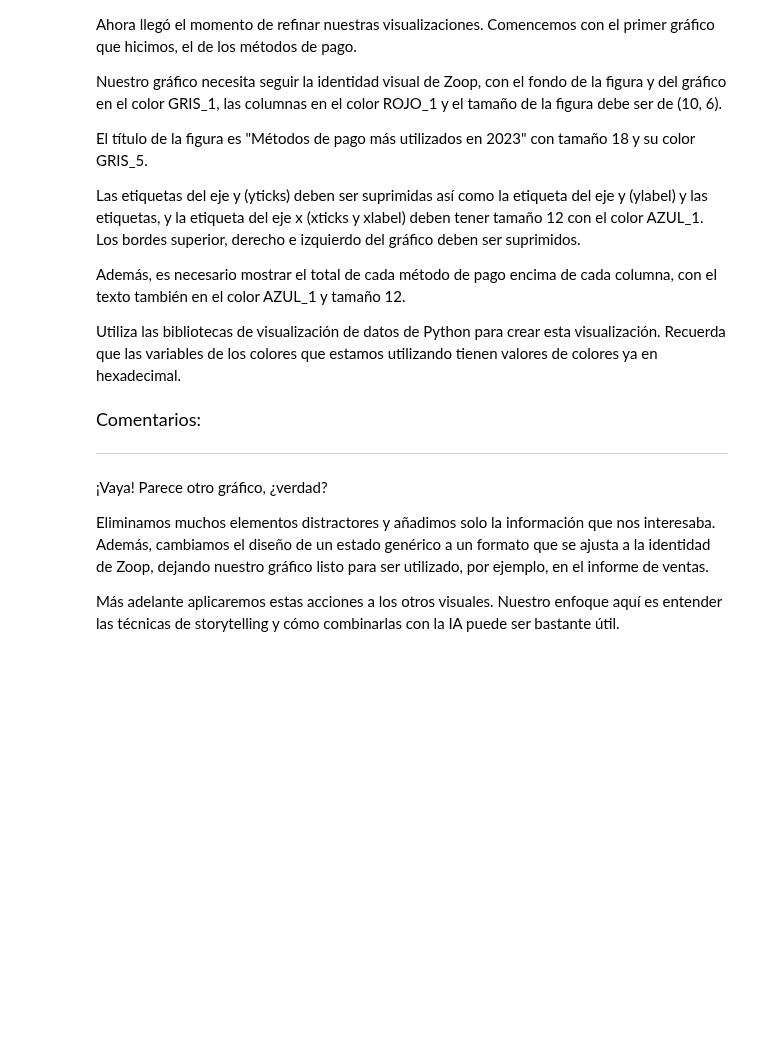
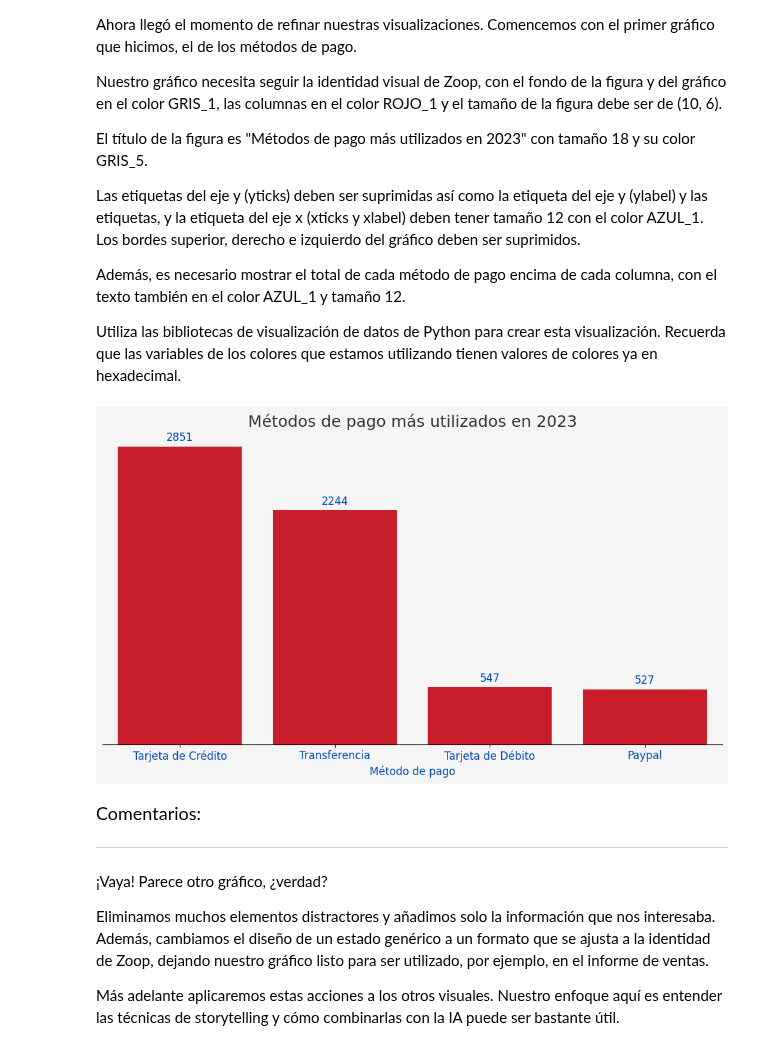
Before and after one commit to Monica-Restrepo/clases-programacion, a Jupyter notebook: ia_aplicada_a_ciencia_de_datos.ipynb, the cells around one changed output. Drawn from its saved outputs; the diff is of its cells as text; code cells hidden in the pictures; blank space fills up the shorter version.

```diff
--- a/ia_aplicada_a_ciencia_de_datos.ipynb
+++ b/ia_aplicada_a_ciencia_de_datos.ipynb
@@ -1065,6 +1079,43 @@ Las etiquetas del eje y (yticks) deben ser suprimidas así como la etiqueta del
 Además, es necesario mostrar el total de cada método de pago encima de cada columna, con el texto también en el color AZUL_1 y tamaño 12.
 
 Utiliza las bibliotecas de visualización de datos de Python para crear esta visualización. Recuerda que las variables de los colores que estamos utilizando tienen valores de colores ya en hexadecimal.
+# %%
+import matplotlib.pyplot as plt
+import seaborn as sns
+
+# Definir colores corporativos
+GRIS_1 = "#F5F5F5"
+GRIS_5 = "#333333"
+ROJO_1 = "#E60014"
+AZUL_1 = "#0047BB"
+
+# Crear tabla resumen
+metodos_de_pago = df['metodo_pago'].value_counts().sort_values(ascending=False)
+
+# Crear gráfico personalizado
+plt.figure(figsize=(10, 6), facecolor=GRIS_1)
+ax = sns.barplot(x=metodos_de_pago.index, y=metodos_de_pago.values, color=ROJO_1)
+
+# Personalización del gráfico
+ax.set_facecolor(GRIS_1)
+ax.set_title("Métodos de pago más utilizados en 2023", fontsize=18, color=GRIS_5)
+ax.set_xlabel("Método de pago", fontsize=12, color=AZUL_1)
+ax.set_ylabel("")
+ax.set_yticks([])  # eliminar marcas del eje y
+ax.set_xticklabels(ax.get_xticklabels(), fontsize=12, color=AZUL_1)
+
+# Eliminar bordes superior, derecho e izquierdo
+sns.despine(top=True, right=True, left=True)
+
+# Agregar valores sobre cada barra
+for index, value in enumerate(metodos_de_pago.values):
+    ax.text(index, value + max(metodos_de_pago.values)*0.01, str(value),
+            ha='center', va='bottom', fontsize=12, color=AZUL_1)
+
+plt.tight_layout()
+plt.show()
+# %% [output]
+[figure, added]
 # %% [markdown]
 <font color="7b71ff" size=4> Comentarios: </font>
 
```
Also changed, not shown: parts of 6 cells of this notebook.
